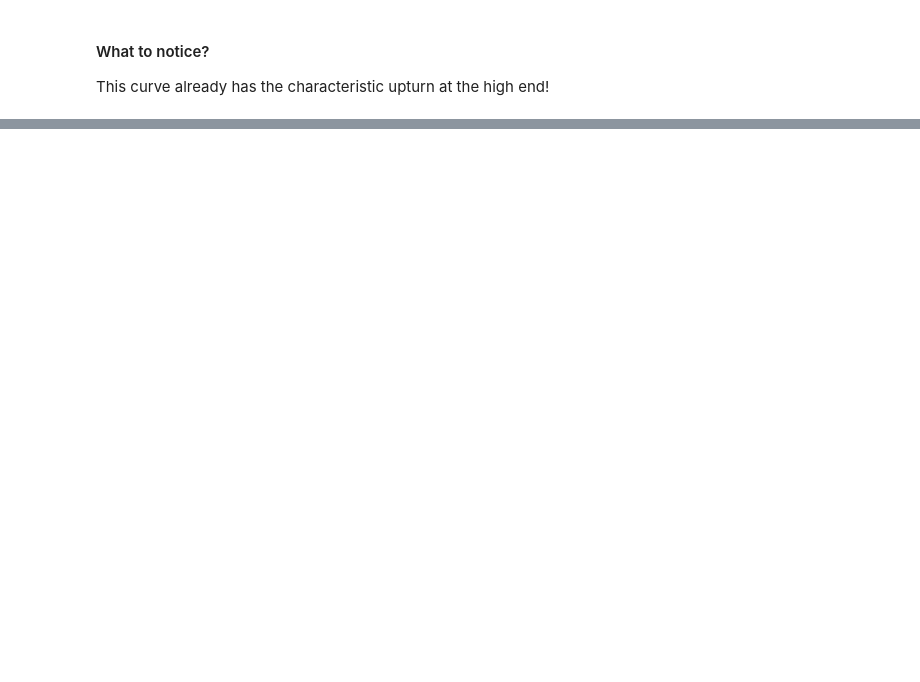
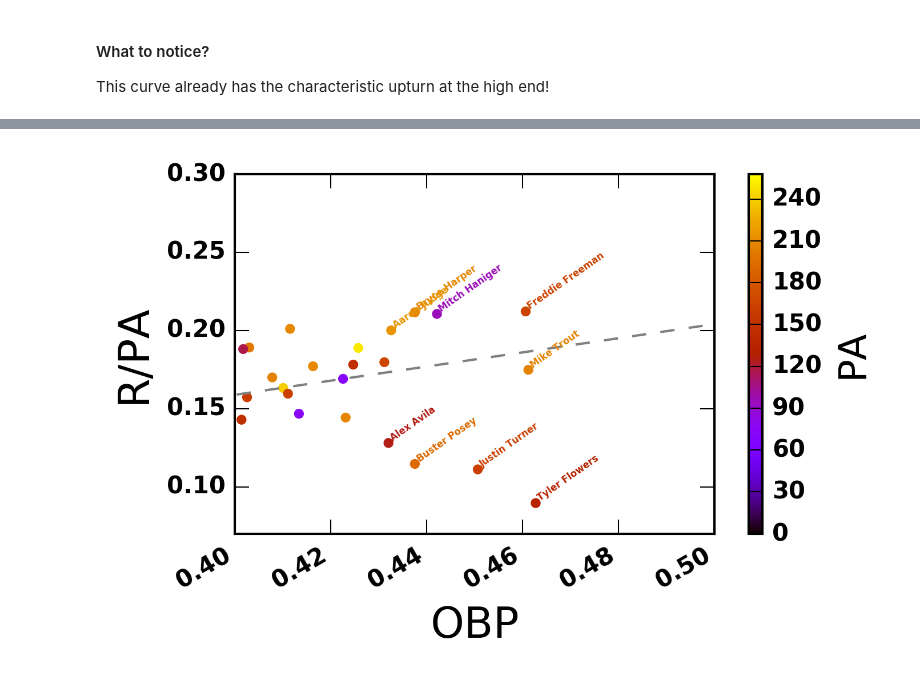
Before and after one commit to fantasy-toolz/2017-MLB-Analysis, a Jupyter notebook: batting_notebooks/R-Update-06-04-2017.ipynb, the cells around one changed output, grey strips where cells are left out. Saved outputs shown, nothing was run; the diff lists cells and outputs as text; code cells hidden in the pictures; blank space fills up the shorter version.

```diff
--- a/batting_notebooks/R-Update-06-04-2017.ipynb
+++ b/batting_notebooks/R-Update-06-04-2017.ipynb
@@ -92,0 +141,15 @@ This curve already has the characteristic upturn at the high end!
+# %%
+fig
+
+ax.axis([0.4,0.5,0.07,0.3])
+
+for indx in range(0,len(Total2017['Name'])):
+    if (obp[indx] >= .432) & (rpa[indx] < 2.2):
+        ax.text(obp[indx],rpa[indx],Total2017['Name'][indx],size=4,rotation=35.,ha='left',va='bottom',color=cm.gnuplot(clrs[indx],1.))
+
+
+
+
+fig
+# %% [output]
+[figure, added]
```
Also changed, not shown: parts of 8 cells of this notebook, 1 other file.
